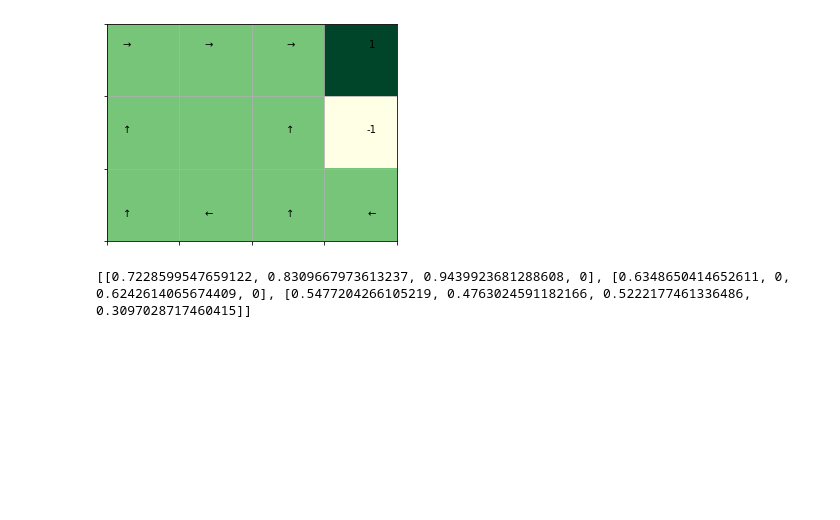
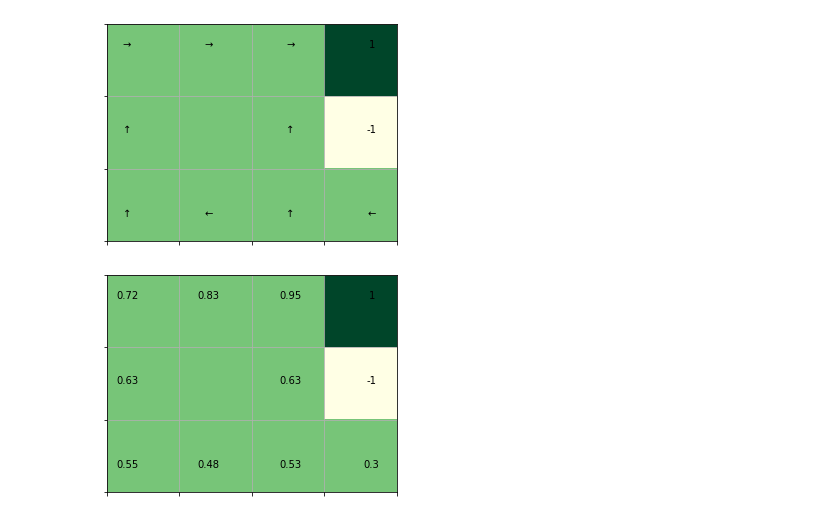
Before and after one commit to grohith327/Reinforcement-Learning, a Jupyter notebook: Policy Evalutaion - Monte Carlo.ipynb, the cells around one changed output. Cells and saved outputs as stored; diff of their text form; code cells hidden in the pictures; blank space fills up the shorter version.

```diff
--- a/Policy Evalutaion - Monte Carlo.ipynb
+++ b/Policy Evalutaion - Monte Carlo.ipynb
@@ -187,10 +190,10 @@ returns, values, lambda_ = env.evaluate_policy(iters=10000, policy=best_policy,
 # %% [output]
 Current policy
 [figure]
-# %%
-print(values)
-# %% [output]
-[[0.7228599547659122, 0.8309667973613237, 0.9439923681288608, 0], [0.6348650414652611, 0, 0.6242614065674409, 0], [0.5477204266105219, 0.4763024591182166, 0.5222177461336486, 0.3097028717460415]]
+# %%
+env.render(values)
+# %% [output]
+[figure, added]
 # %%
 plt.figure(figsize=(10,7))
 for k,v in lambda_.items():
```
Also changed, not shown: parts of 2 cells of this notebook.
